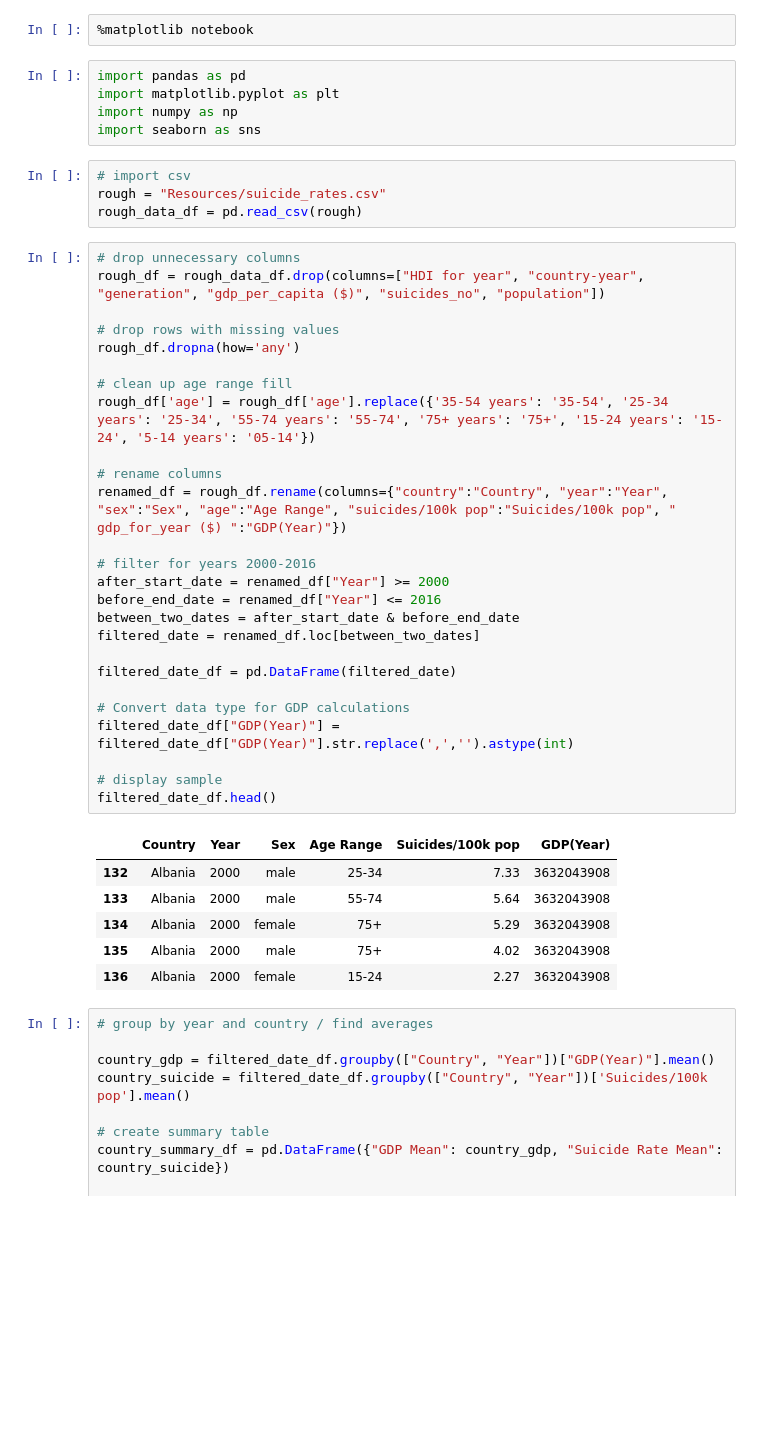
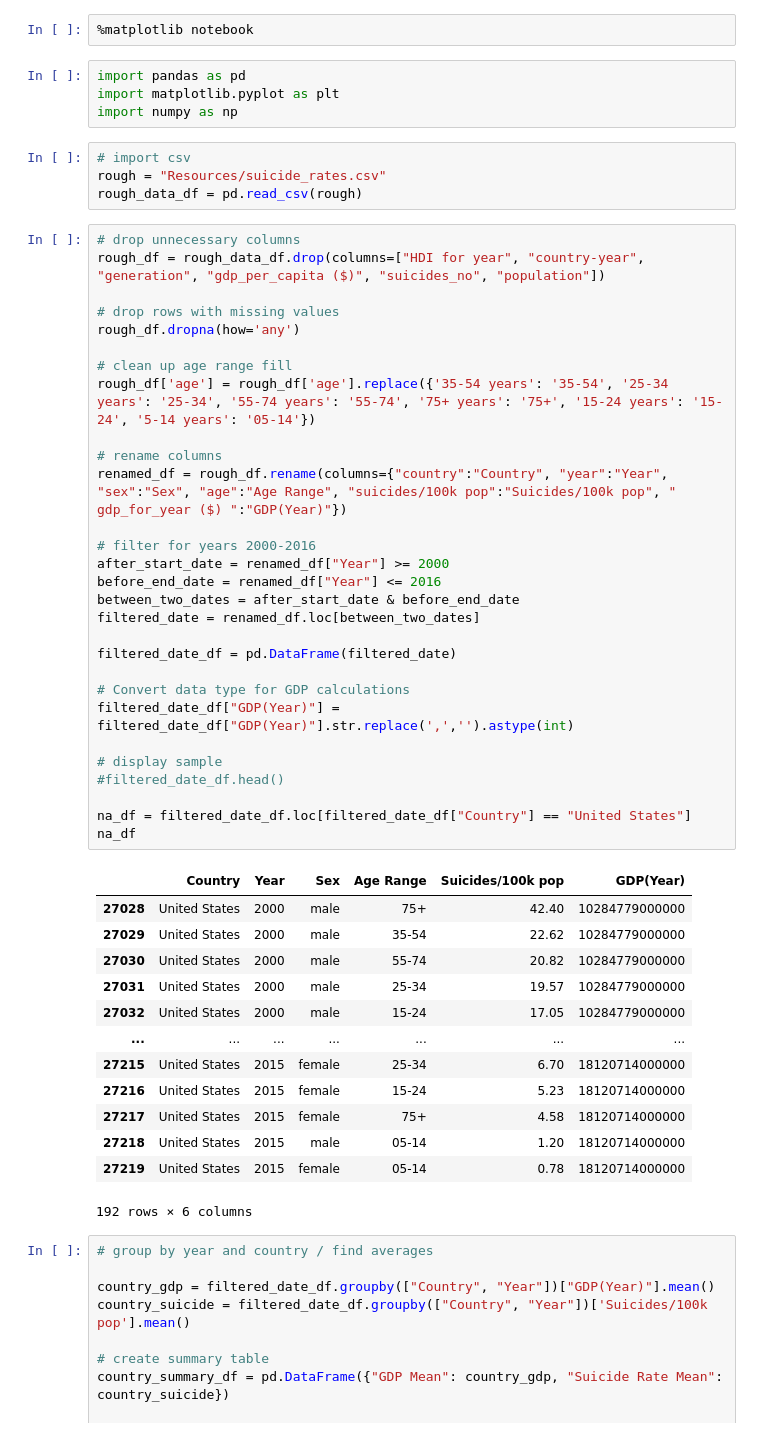
Before and after one commit to elysesulkey/Suicide-in-the-Americas-Data-Analysis, a Jupyter notebook: april12ESmatplot.ipynb, the cells around one changed output. Cells and saved outputs as stored; diff of their text form; blank space fills up the shorter version.

```diff
--- a/april12ESmatplot.ipynb
+++ b/april12ESmatplot.ipynb
@@ -4,7 +4,6 @@
 import pandas as pd
 import matplotlib.pyplot as plt
 import numpy as np
-import seaborn as sns
 # %%
 # import csv
 rough = "Resources/suicide_rates.csv"
@@ -12,36 +11,46 @@ rough_data_df = pd.read_csv(rough)
 # %%
 # drop unnecessary columns
 rough_df = rough_data_df.drop(columns=["HDI for year", "country-year", "generation", "gdp_per_capita ($)", "suicides_no", "population"])
 
 # drop rows with missing values
 rough_df.dropna(how='any')
 
 # clean up age range fill
 rough_df['age'] = rough_df['age'].replace({'35-54 years': '35-54', '25-34 years': '25-34', '55-74 years': '55-74', '75+ years': '75+', '15-24 years': '15-24', '5-14 years': '05-14'})
 
 # rename columns
 renamed_df = rough_df.rename(columns={"country":"Country", "year":"Year", "sex":"Sex", "age":"Age Range", "suicides/100k pop":"Suicides/100k pop", " gdp_for_year ($) ":"GDP(Year)"})
 
 # filter for years 2000-2016
 after_start_date = renamed_df["Year"] >= 2000
 before_end_date = renamed_df["Year"] <= 2016
 between_two_dates = after_start_date & before_end_date
 filtered_date = renamed_df.loc[between_two_dates]
 
 filtered_date_df = pd.DataFrame(filtered_date)
 
 # Convert data type for GDP calculations
 filtered_date_df["GDP(Year)"] = filtered_date_df["GDP(Year)"].str.replace(',','').astype(int)
 
 # display sample
-filtered_date_df.head()
+#filtered_date_df.head()
+
+na_df = filtered_date_df.loc[filtered_date_df["Country"] == "United States"]
+na_df
 # %% [output]
 |  | Country | Year | Sex | Age Range | Suicides/100k pop | GDP(Year) |
-| 132 | Albania | 2000 | male | 25-34 | 7.33 | 3632043908 |
-| 133 | Albania | 2000 | male | 55-74 | 5.64 | 3632043908 |
-| 134 | Albania | 2000 | female | 75+ | 5.29 | 3632043908 |
-| 135 | Albania | 2000 | male | 75+ | 4.02 | 3632043908 |
-| 136 | Albania | 2000 | female | 15-24 | 2.27 | 3632043908 |
+| 27028 | United States | 2000 | male | 75+ | 42.40 | 10284779000000 |
+| 27029 | United States | 2000 | male | 35-54 | 22.62 | 10284779000000 |
+| 27030 | United States | 2000 | male | 55-74 | 20.82 | 10284779000000 |
+| 27031 | United States | 2000 | male | 25-34 | 19.57 | 10284779000000 |
+| 27032 | United States | 2000 | male | 15-24 | 17.05 | 10284779000000 |
+| ... | ... | ... | ... | ... | ... | ... |
+| 27215 | United States | 2015 | female | 25-34 | 6.70 | 18120714000000 |
+| 27216 | United States | 2015 | female | 15-24 | 5.23 | 18120714000000 |
+| 27217 | United States | 2015 | female | 75+ | 4.58 | 18120714000000 |
+| 27218 | United States | 2015 | male | 05-14 | 1.20 | 18120714000000 |
+| 27219 | United States | 2015 | female | 05-14 | 0.78 | 18120714000000 |
+192 rows × 6 columns
 # %%
 # group by year and country / find averages
 
```
Also changed, not shown: parts of 1 cell of this notebook.
